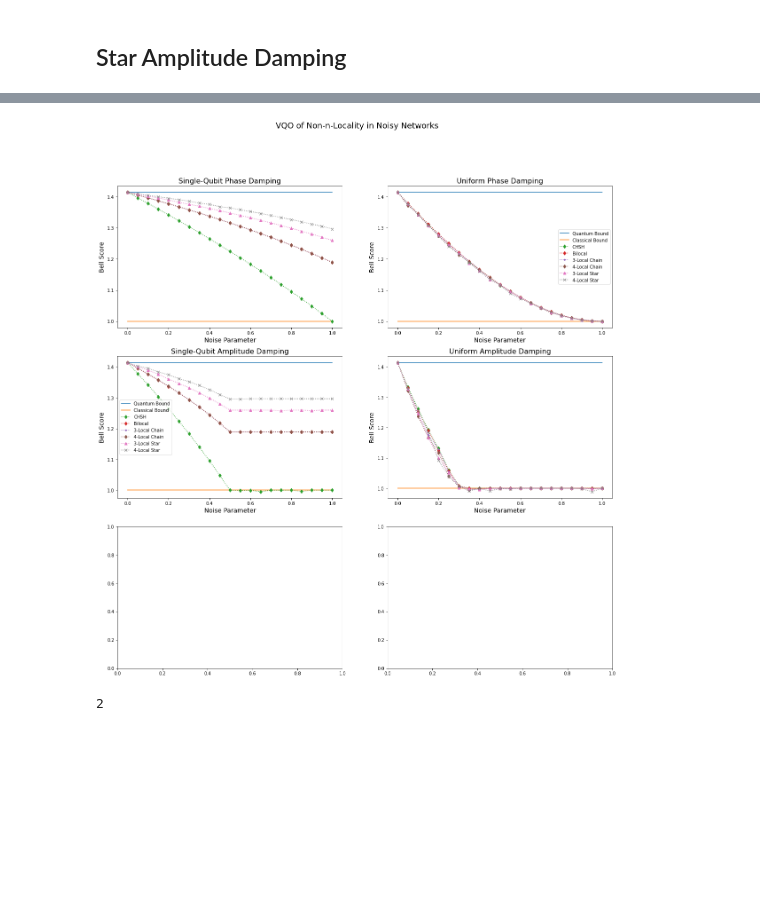
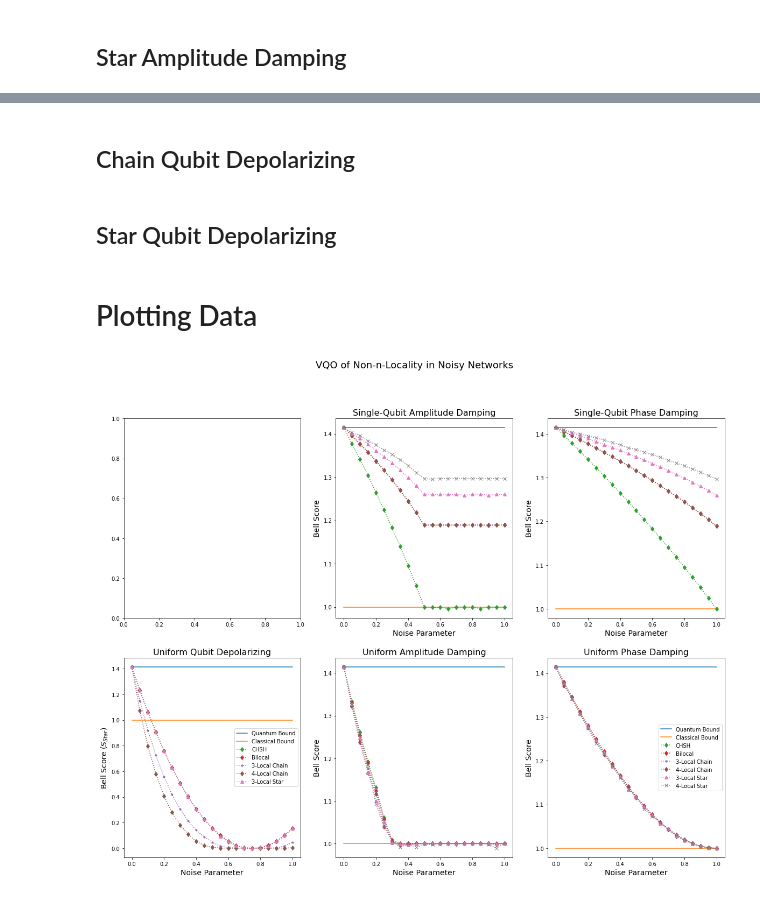
Before and after one commit to ChitambarLab/vqo-nonlocality-noisy-quantum-networks, a Jupyter notebook: notebook/noise_robustness_comparison.ipynb, the cells around one changed output, grey strips where cells are left out. Drawn from its saved outputs; the diff is of its cells as text; code cells hidden in the pictures; blank space fills up the shorter version.

Commit message:
adding uniform depolarizing data

```diff
--- a/notebook/noise_robustness_comparison.ipynb
+++ b/notebook/noise_robustness_comparison.ipynb
@@ -413,0 +479,2 @@ max_n4_star_single_ad = [
+# %% [markdown]
+## Chain Qubit Depolarizing
@@ -413,0 +511,2 @@ max_n4_star_single_ad = [
+# %% [markdown]
+## Star Qubit Depolarizing
@@ -414,7 +543,9 @@ max_n4_star_single_ad = [
+# %% [markdown]
+# Plotting Data
 # %%
 fig, (
-    (ax1, ax2), (ax3, ax4), (ax5, ax6)
-) = plt.subplots(3, 2, figsize=(20,20))
+    (ax5, ax3, ax1), (ax6, ax4, ax2)
+) = plt.subplots(2, 3, figsize=(20,15))
 
 fig.suptitle("VQO of Non-n-Locality in Noisy Networks", fontsize=18)
 
@@ -459,36 +590,46 @@ ax3.set_ylabel("Bell Score", size=14)
 ax3.set_xlabel("Noise Parameter", size=14)
 
 ax3.plot(noise_params, quantum_bound, label="Quantum Bound")
 ax3.plot(noise_params, classical_bound, label="Classical Bound")
 
 ax3.plot(noise_params, max_chsh_single_ad, ":d", label="CHSH")
 ax3.plot(noise_params, max_bilocal_single_ad, ":d", label="Bilocal")
 
 ax3.plot(noise_params, max_n3_chain_single_ad,":.", label="3-Local Chain")
 ax3.plot(noise_params, max_n4_chain_single_ad,":d", label="4-Local Chain")
 ax3.plot(noise_params, max_n3_star_single_ad,":^", label="3-Local Star")
 ax3.plot(noise_params, max_n4_star_single_ad, ":x",label="4-Local Star")
 
 ax4.set_title("Uniform Amplitude Damping", size=16)
 ax4.set_ylabel("Bell Score", size=14)
 ax4.set_xlabel("Noise Parameter", size=14)
 
 ax4.plot(noise_params, quantum_bound, label="Quantum Bound")
 ax4.plot(noise_params, classical_bound, label="Classical Bound")
 
 ax4.plot(noise_params, max_chsh_uniform_ad, ":d", label="CHSH")
 ax4.plot(noise_params, max_bilocal_uniform_ad, ":d", label="Bilocal")
 ax4.plot(noise_params, max_n3_chain_uniform_ad, ":.", label="3-Local Chain")
 ax4.plot(noise_params, max_n4_chain_uniform_ad, ":d", label="4-Local Chain")
 ax4.plot(noise_params, max_n3_star_uniform_ad, ":^", label="3-Local Star")
 ax4.plot(noise_params, max_n4_star_uniform_ad, ":x", label="4-Local Star")
 
-ax3.legend()
+ax6.set_title("Uniform Qubit Depolarizing", size=16)
+ax6.set_ylabel(r"Bell Score ($S_{Star}$)", size=14)
+ax6.set_xlabel("Noise Parameter", size=14)
+
+ax6.plot(noise_params, quantum_bound, label="Quantum Bound")
+ax6.plot(noise_params, classical_bound, label="Classical Bound")
+
+ax6.plot(noise_params, max_chsh_uniform_dep, ":d", label="CHSH")
+ax6.plot(noise_params, max_bilocal_uniform_dep, ":d", label="Bilocal")
+ax6.plot(noise_params, max_n3_chain_uniform_dep, ":.", label="3-Local Chain")
+ax6.plot(noise_params, max_n4_chain_uniform_dep, ":d", label="4-Local Chain")
+ax6.plot(noise_params, max_n3_star_uniform_dep, ":^", label="3-Local Star")
+# ax6.plot(noise_params, max_n4_star_uniform_dep, ":x", label="4-Local Star")
+
+ax6.legend()
 
 plt.show()
 # %% [output]
-[figure, old version]
+[figure, new version]
-# %%
-max(map(lambda d: d["item"], [{"item":1},{"item":2}]))
-# %% [output]
-2
```
Also changed, not shown: parts of 7 cells of this notebook, 14 other files.
